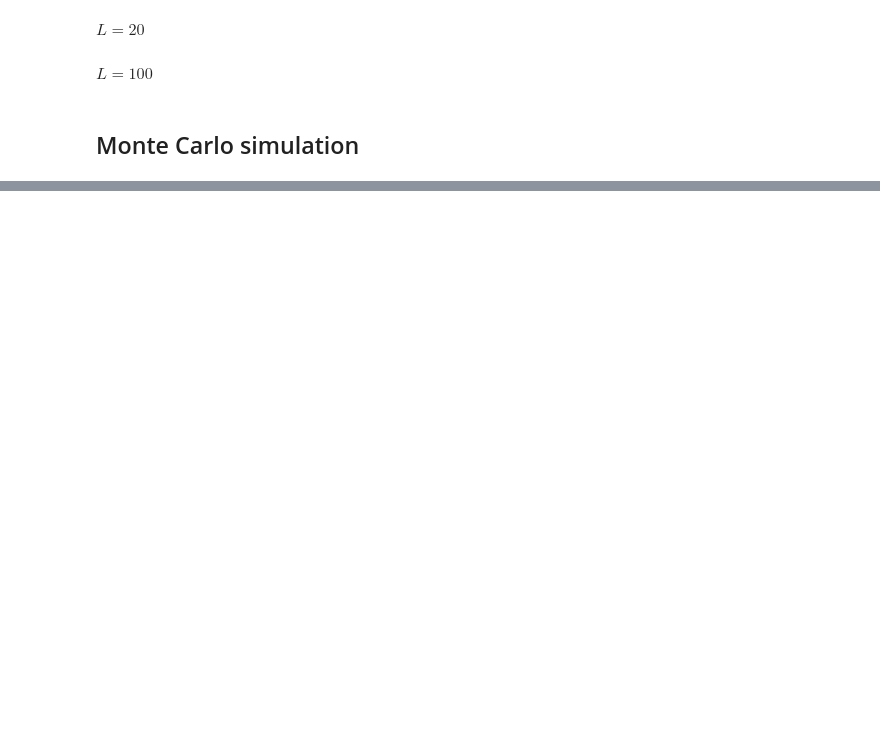
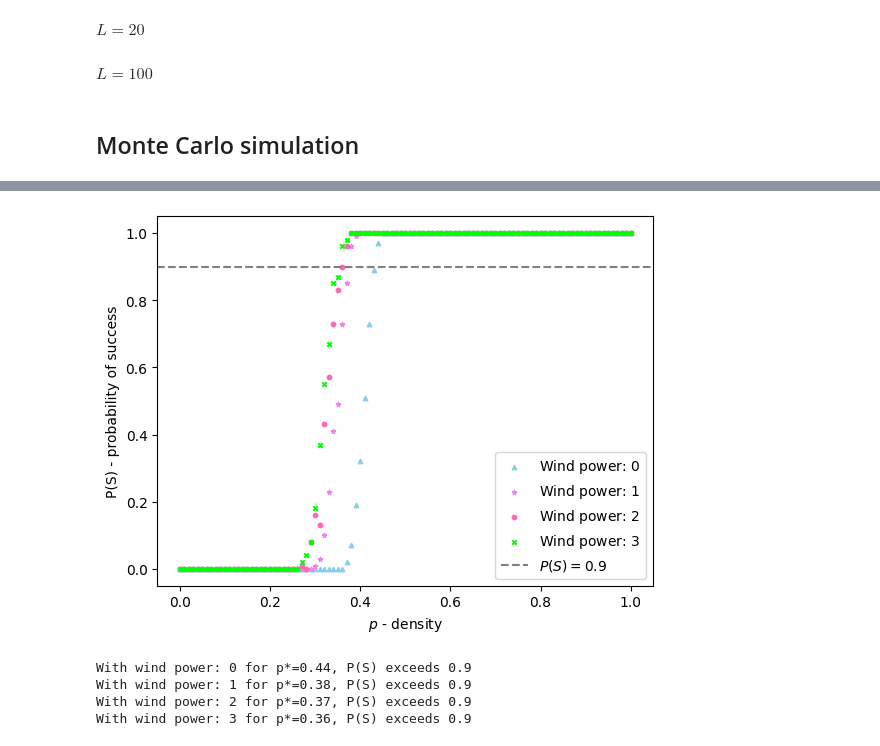
Before and after one commit to Swinkawkrawacie/Agent-Based-Modelling, a Jupyter notebook: list_1/List_1.ipynb, the cells around one changed output, grey strips where cells are left out. Saved outputs shown, nothing was run; the diff lists cells and outputs as text; code cells hidden in the pictures; blank space fills up the shorter version.

```diff
--- a/list_1/List_1.ipynb
+++ b/list_1/List_1.ipynb
@@ -276,0 +330,30 @@ P(S) od p dla trzech rozmiarów, legenda, trójkąty gwiazdki
+# %%
+M=100
+L=100
+ps = np.arange(0,1.01,0.01)
+w_pows = range(4)
+mt_wt, clusters_wt = run_forest_fire_wind(L=L, ps=ps, M=M, w_dir='top', w_pows=w_pows)
+# %%
+for n in range(len(w_pows)):
+    plt.scatter(ps,
+                mt_wt[n,:],
+                marker=marker_dict_w[w_pows[n]],
+                s=10,
+                c = color_dict_w[w_pows[n]],
+                label = f'Wind power: ${w_pows[n]}$')
+plt.axhline(y=0.9, linestyle='--', color='gray', label='$P(S)=0.9$')
+plt.xlabel('$p$ - density')
+plt.ylabel('P(S) - probability of success')
+plt.legend()
+plt.show()
+# %% [output]
+[figure, added]
+# %%
+for i in range(len(w_pows)):
+    pq = ps[np.where(np.asarray(mt_wt[i,:])>0.9)[0][0]]
+    print(f'With wind power: {w_pows[i]} for p*={pq}, P(S) exceeds 0.9')
+# %% [output]
+With wind power: 0 for p*=0.44, P(S) exceeds 0.9
+With wind power: 1 for p*=0.38, P(S) exceeds 0.9
+With wind power: 2 for p*=0.37, P(S) exceeds 0.9
+With wind power: 3 for p*=0.36, P(S) exceeds 0.9
```
Also changed, not shown: parts of 40 cells of this notebook, 10 other files.
